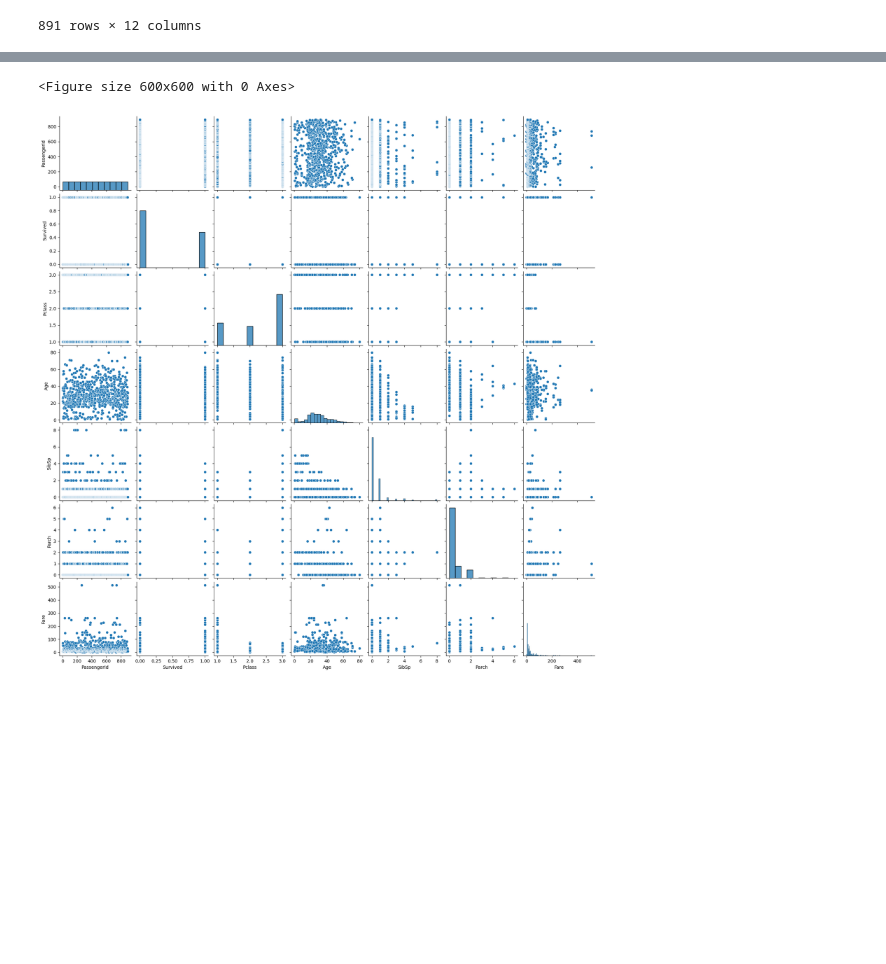
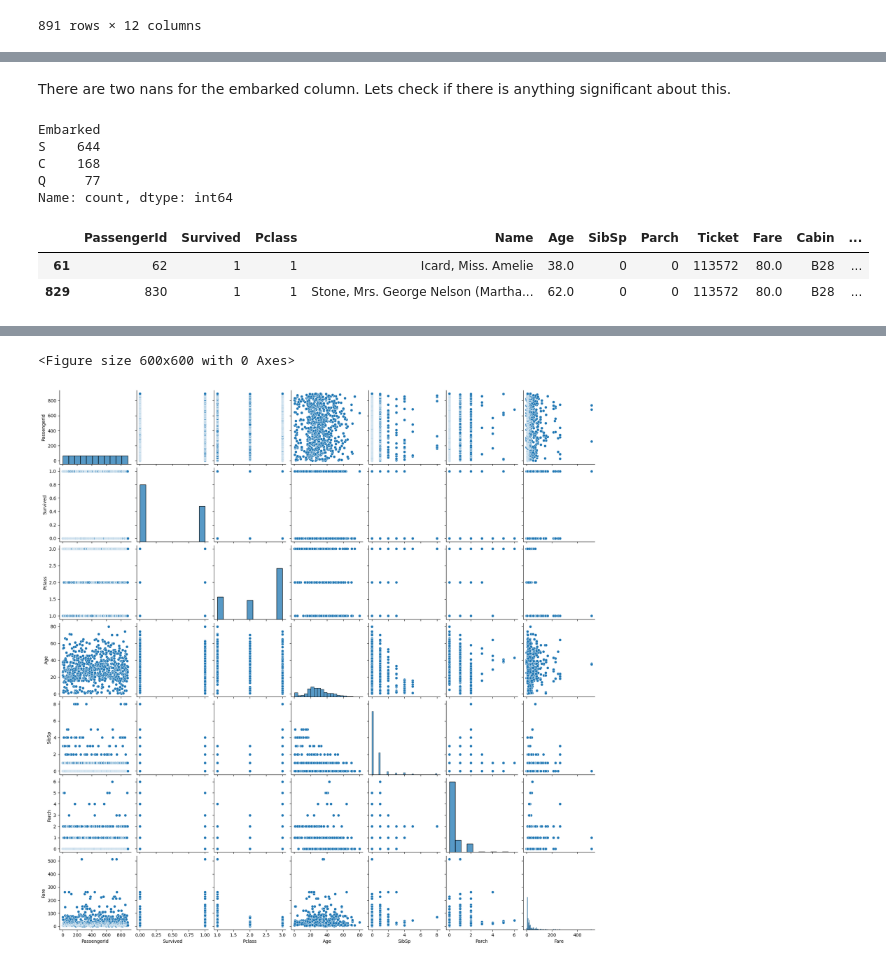
Before and after one commit to ol-webb/titanic, a Jupyter notebook: Untitled-1.ipynb, the cells around one changed output, grey strips where cells are left out. Drawn from its saved outputs; the diff is of its cells as text; code cells hidden in the pictures; blank space fills up the shorter version.

```diff
--- a/Untitled-1.ipynb
+++ b/Untitled-1.ipynb
@@ -37,0 +60,16 @@ t_df['sex_binary'] = t_df['Sex'].map({'male': 1, 'female': 0})
+# %% [markdown]
+There are two nans for the embarked column. Lets check if there is anything significant about this.
+# %%
+t_df['Embarked'].value_counts()
+# %% [output]
+Embarked
+S    644
+C    168
+Q     77
+Name: count, dtype: int64
+# %%
+t_df[t_df['Embarked'].isna()]
+# %% [output]
+|  | PassengerId | Survived | Pclass | Name | Age | SibSp | Parch | Ticket | Fare | Cabin | ... |
+| 61 | 62 | 1 | 1 | Icard, Miss. Amelie | 38.0 | 0 | 0 | 113572 | 80.0 | B28 | ... |
+| 829 | 830 | 1 | 1 | Stone, Mrs. George Nelson (Martha... | 62.0 | 0 | 0 | 113572 | 80.0 | B28 | ... |
```
Also changed, not shown: parts of 17 cells of this notebook.
